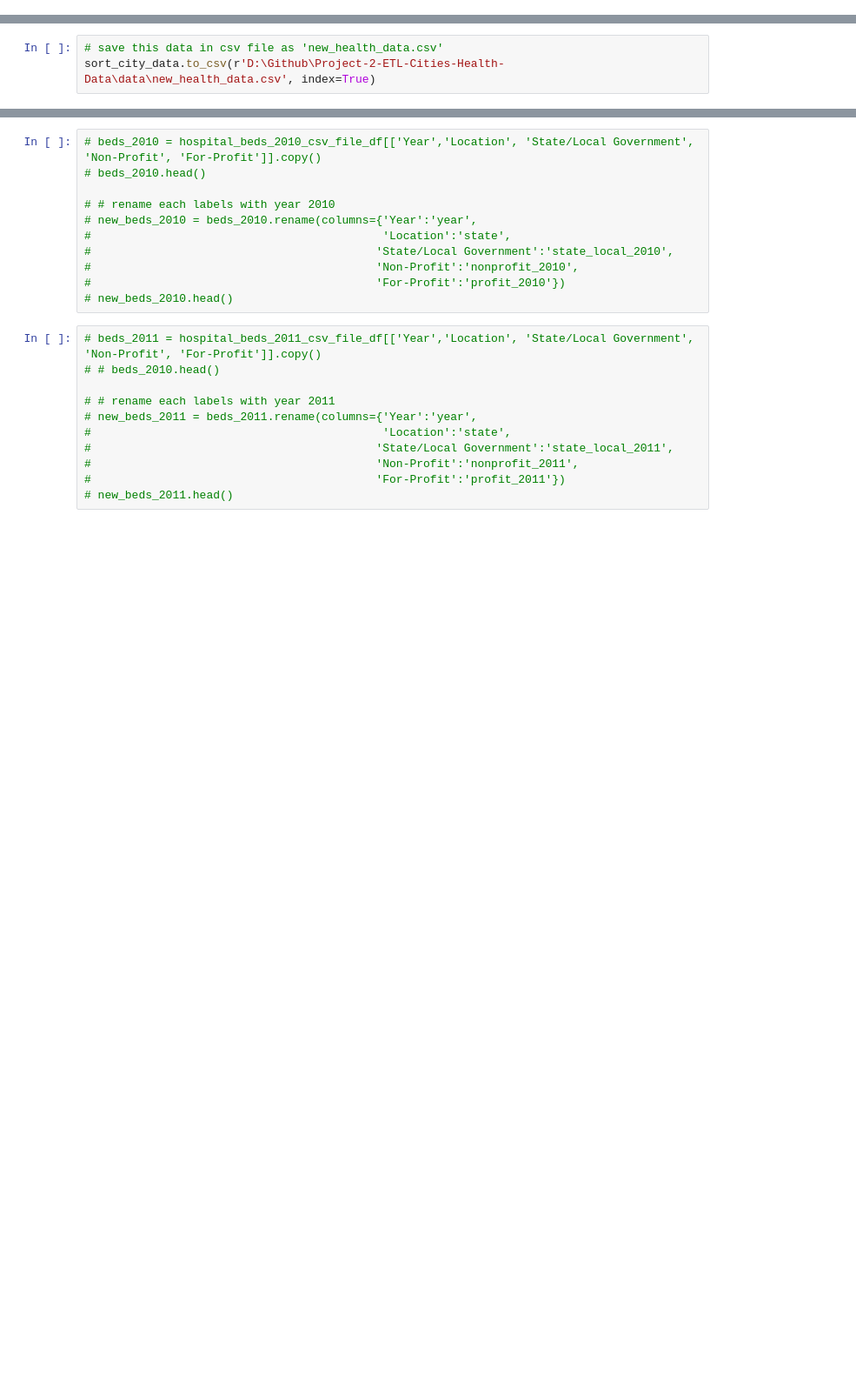
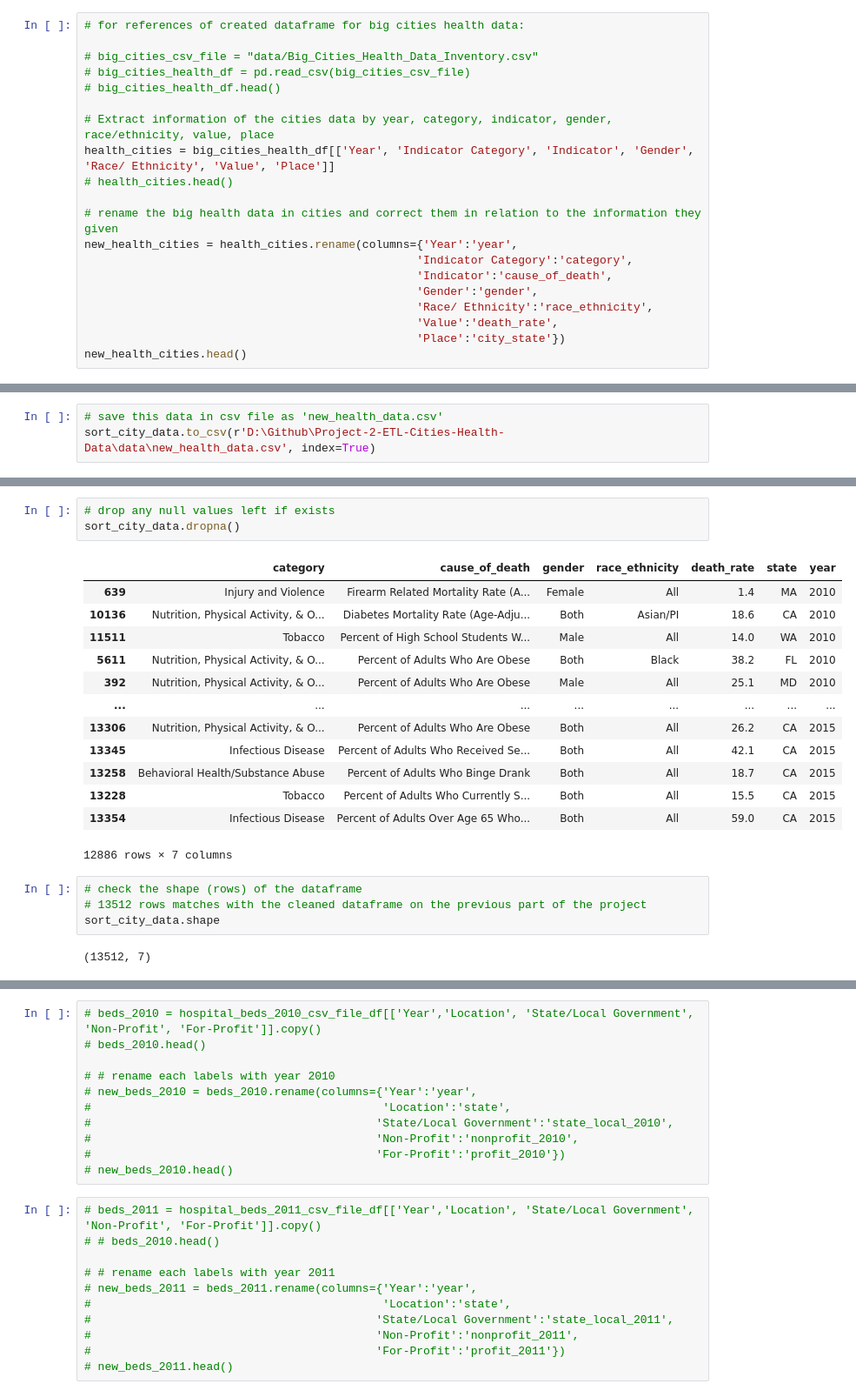
Before and after one commit to erikayi/Project-2-ETL-Cities-Health-Data, a Jupyter notebook: ETL_Cities_Health_Data_Project.ipynb, the cells around one changed output, grey strips where cells are left out. Shown: that part at 87% size. Saved outputs shown, nothing was run; the diff lists cells and outputs as text; blank space fills up the shorter version.

Commit message:
finalized and cleaned

```diff
--- a/ETL_Cities_Health_Data_Project.ipynb
+++ b/ETL_Cities_Health_Data_Project.ipynb
@@ -284,0 +143,20 @@ sort_city_data
+# %%
+# for references of created dataframe for big cities health data:
+
+# big_cities_csv_file = "data/Big_Cities_Health_Data_Inventory.csv"
+# big_cities_health_df = pd.read_csv(big_cities_csv_file)
+# big_cities_health_df.head()
+
+# Extract information of the cities data by year, category, indicator, gender, race/ethnicity, value, place
+health_cities = big_cities_health_df[['Year', 'Indicator Category', 'Indicator', 'Gender', 'Race/ Ethnicity', 'Value', 'Place']]
+# health_cities.head()
+
+# rename the big health data in cities and correct them in relation to the information they given
+new_health_cities = health_cities.rename(columns={'Year':'year',
+                                                 'Indicator Category':'category',
+                                                 'Indicator':'cause_of_death',
+                                                 'Gender':'gender',
+                                                 'Race/ Ethnicity':'race_ethnicity',
+                                                 'Value':'death_rate',
+                                                 'Place':'city_state'})
+new_health_cities.head()
@@ -506,0 +523,23 @@ joined_hospital_cities.shape
+# %%
+# drop any null values left if exists
+sort_city_data.dropna()
+# %% [output]
+|  | category | cause_of_death | gender | race_ethnicity | death_rate | state | year |
+| 639 | Injury and Violence | Firearm Related Mortality Rate (A... | Female | All | 1.4 | MA | 2010 |
+| 10136 | Nutrition, Physical Activity, & O... | Diabetes Mortality Rate (Age-Adju... | Both | Asian/PI | 18.6 | CA | 2010 |
+| 11511 | Tobacco | Percent of High School Students W... | Male | All | 14.0 | WA | 2010 |
+| 5611 | Nutrition, Physical Activity, & O... | Percent of Adults Who Are Obese | Both | Black | 38.2 | FL | 2010 |
+| 392 | Nutrition, Physical Activity, & O... | Percent of Adults Who Are Obese | Male | All | 25.1 | MD | 2010 |
+| ... | ... | ... | ... | ... | ... | ... | ... |
+| 13306 | Nutrition, Physical Activity, & O... | Percent of Adults Who Are Obese | Both | All | 26.2 | CA | 2015 |
+| 13345 | Infectious Disease | Percent of Adults Who Received Se... | Both | All | 42.1 | CA | 2015 |
+| 13258 | Behavioral Health/Substance Abuse | Percent of Adults Who Binge Drank | Both | All | 18.7 | CA | 2015 |
+| 13228 | Tobacco | Percent of Adults Who Currently S... | Both | All | 15.5 | CA | 2015 |
+| 13354 | Infectious Disease | Percent of Adults Over Age 65 Who... | Both | All | 59.0 | CA | 2015 |
+12886 rows × 7 columns
+# %%
+# check the shape (rows) of the dataframe
+# 13512 rows matches with the cleaned dataframe on the previous part of the project
+sort_city_data.shape
+# %% [output]
+(13512, 7)
```
Also changed, not shown: parts of 116 cells of this notebook, 5 other files.
